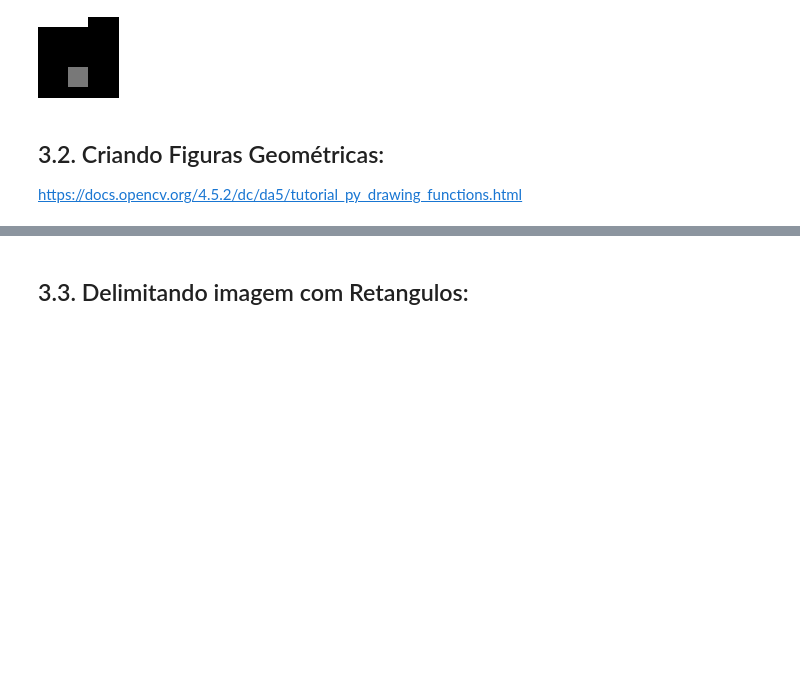
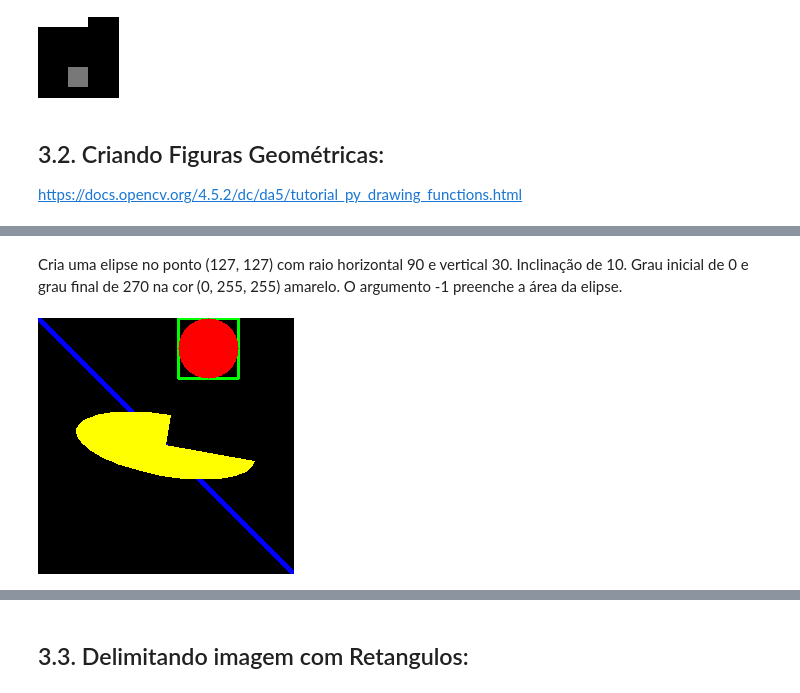
Before and after one commit to GabrielTrentino/Bootcamps-Masterclass, a Jupyter notebook: 02 - Masterclass/02.1 - SIGMOIDAL - Visão Computacional/Manipulações_Básicas_com_Open_CV.ipynb, the cells around one changed output, grey strips where cells are left out. Saved outputs shown, nothing was run; the diff lists cells and outputs as text; code cells hidden in the pictures; blank space fills up the shorter version.

```diff
--- a/02 - Masterclass/02.1 - SIGMOIDAL - Visão Computacional/Manipulações_Básicas_com_Open_CV.ipynb
+++ b/02 - Masterclass/02.1 - SIGMOIDAL - Visão Computacional/Manipulações_Básicas_com_Open_CV.ipynb
@@ -249,0 +279,8 @@ https://docs.opencv.org/4.5.2/dc/da5/tutorial_py_drawing_functions.html
+# %% [markdown]
+Cria uma elipse no ponto (127, 127) com raio horizontal 90 e vertical 30. Inclinação de 10. Grau inicial de 0 e grau final de 270 na cor (0, 255, 255) amarelo. O argumento -1 preenche a área da elipse.
+# %%
+#
+cv2.ellipse(img,(127,127),(90,30),10, 0,270,(0,255, 255),-1)
+cv2_imshow(img)
+# %% [output]
+[figure, added]
```
Also changed, not shown: parts of 8 cells of this notebook.
